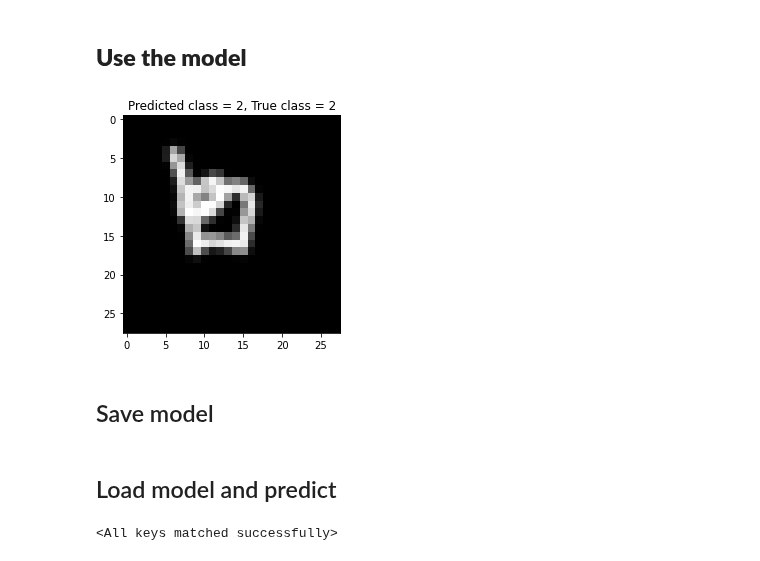
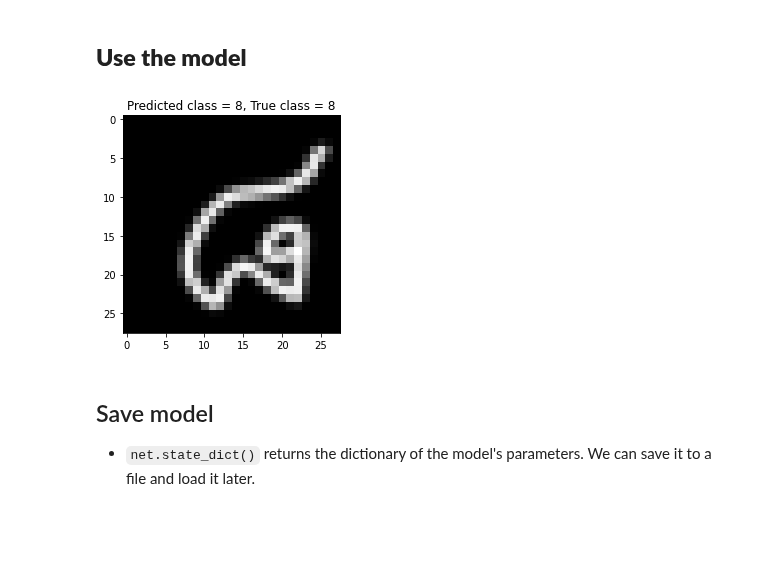
Before and after one commit to biodatlab/deep-learning-skooldio, a Jupyter notebook: 02_handwritten_recognition.ipynb, the cells around one changed output. Saved outputs shown, nothing was run; the diff lists cells and outputs as text; code cells hidden in the pictures; blank space fills up the shorter version.

```diff
--- a/02_handwritten_recognition.ipynb
+++ b/02_handwritten_recognition.ipynb
@@ -213,17 +213,19 @@ validation accuracy = 0.6742857142857143, average loss = 1.0061412047256122
 # %% [markdown]
 ## **Use the model**
 # %%
-sample_path = glob("data/validation/*/*.png")[30]
+sample_path = glob("data/validation/*/*.png")[1]
 img = Image.open(sample_path)
 img = (1 - transform(img)).squeeze(0)
 pred = net(img)
 pred = int(pred.argmax(dim=1))
 true_class = Path(sample_path).parent.name
 
 plt.title("Predicted class = {}, True class = {}".format(pred, true_class))
 plt.imshow(img, cmap="gray")
 plt.show()
 # %% [output]
-[figure, old version]
+[figure, new version]
 # %% [markdown]
 ## Save model
+
+- `net.state_dict()` returns the dictionary of the model's parameters. We can save it to a file and load it later.
@@ -233,2 +231,0 @@ torch.save(net.state_dict(), save_path)
-# %% [markdown]
-## Load model and predict
@@ -252,6 +231,0 @@ class ThaiDigitNet(nn.Module):
-# %%
-# load
-model = ThaiDigitNet()  # initialize the model
-model.load_state_dict(torch.load("thai_digit.pth")) # load model
-# %% [output]
-<All keys matched successfully>
```
Also changed, not shown: parts of 12 cells of this notebook, 6 other files.
